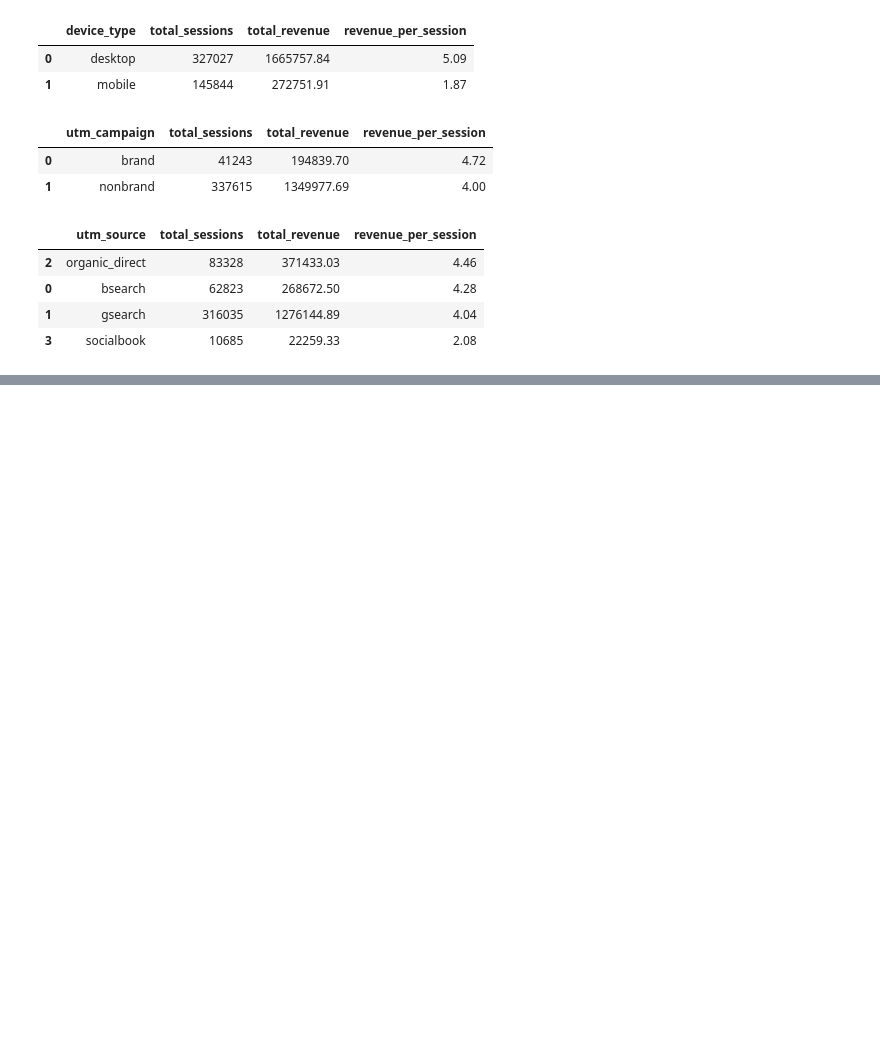
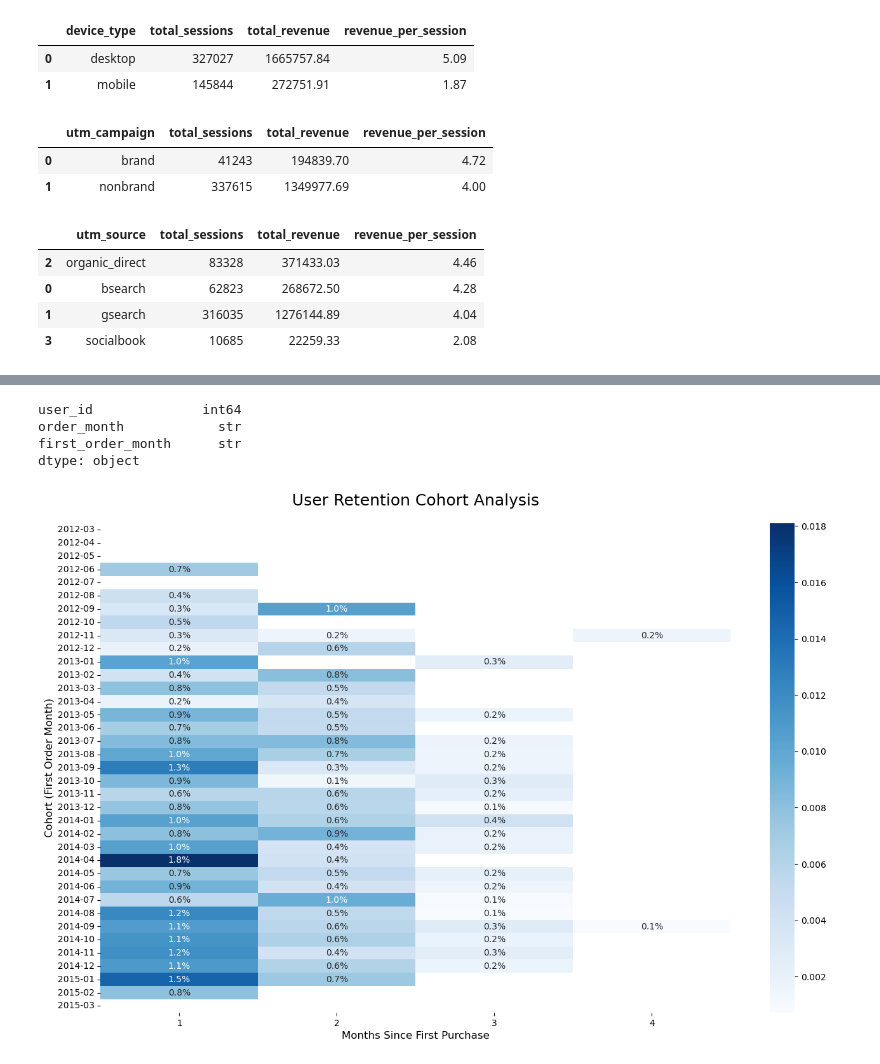
Before and after one commit to Kapustuch/FuzzyFactory-Ecommerce-Analytics, a Jupyter notebook: e-commerce.ipynb, the cells around one changed output, grey strips where cells are left out. Drawn from its saved outputs; the diff is of its cells as text; code cells hidden in the pictures; blank space fills up the shorter version.

```diff
--- a/e-commerce.ipynb
+++ b/e-commerce.ipynb
@@ -682,0 +811,7 @@ Based on the multi-dimensional analysis of our traffic and revenue per session (
+# %%
+cohort_df.dtypes
+# %% [output]
+user_id              int64
+order_month            str
+first_order_month      str
+dtype: object
@@ -682,0 +821,29 @@ Based on the multi-dimensional analysis of our traffic and revenue per session (
+# %%
+year_diff = cohort_df['order_month'].dt.year - cohort_df['first_order_month'].dt.year
+month_diff = cohort_df['order_month'].dt.month - cohort_df['first_order_month'].dt.month
+cohort_df['cohort_index'] = year_diff * 12 + month_diff
+# %%
+cohort_data = cohort_df.groupby(['first_order_month', 'cohort_index'])['user_id'].nunique().reset_index()
+# %%
+cohort_pivot = cohort_data.pivot(index='first_order_month', columns='cohort_index', values='user_id')
+# %%
+cohort_sizes = cohort_pivot.iloc[:, 0]
+retention_matrix = cohort_pivot.divide(cohort_sizes, axis=0)
+retention_matrix = retention_matrix.drop(columns=[0])
+retention_matrix.index = retention_matrix.index.strftime('%Y-%m')
+# %%
+plt.figure(figsize=(16, 10))
+plt.title('User Retention Cohort Analysis', fontsize=18, pad=20)
+
+sns.heatmap(
+    retention_matrix,
+    annot=True,
+    fmt='.1%',
+    cmap='Blues'
+)
+
+plt.ylabel('Cohort (First Order Month)', fontsize=12)
+plt.xlabel('Months Since First Purchase', fontsize=12)
+plt.yticks(rotation=0);
+# %% [output]
+[figure, added]
```
Also changed, not shown: parts of 30 cells of this notebook.
